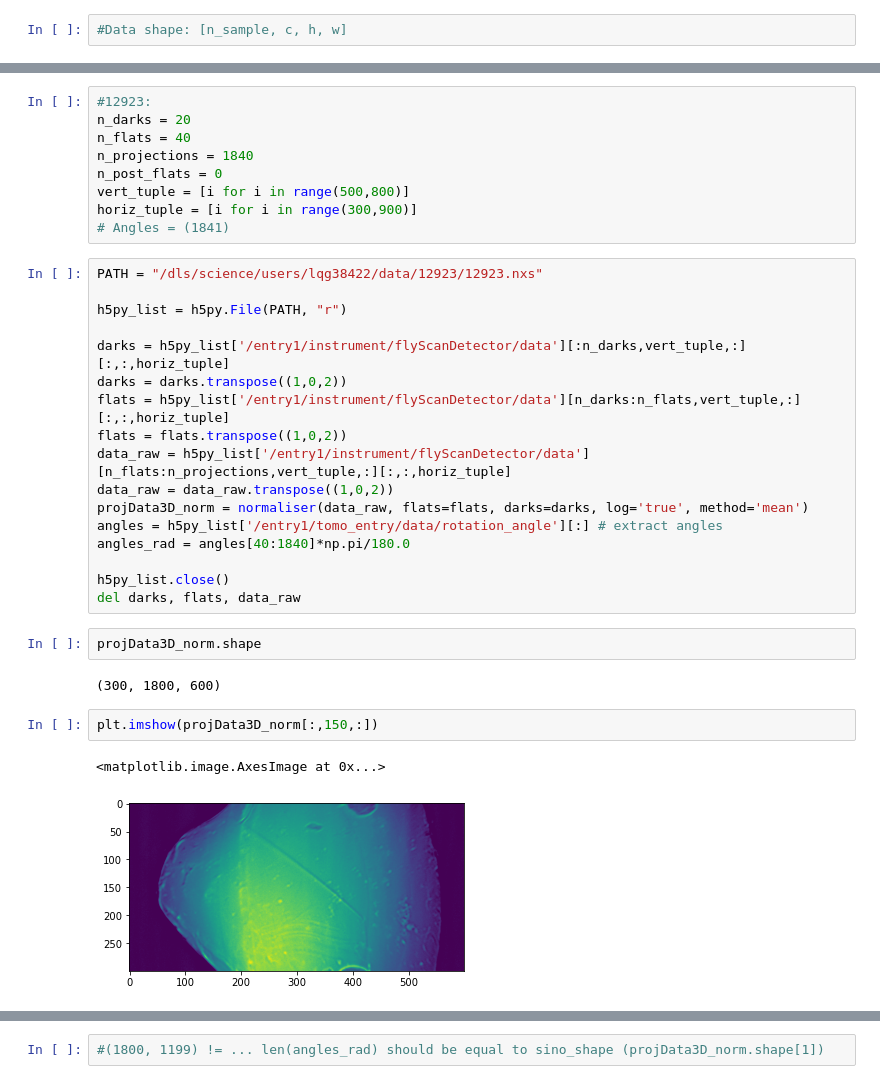
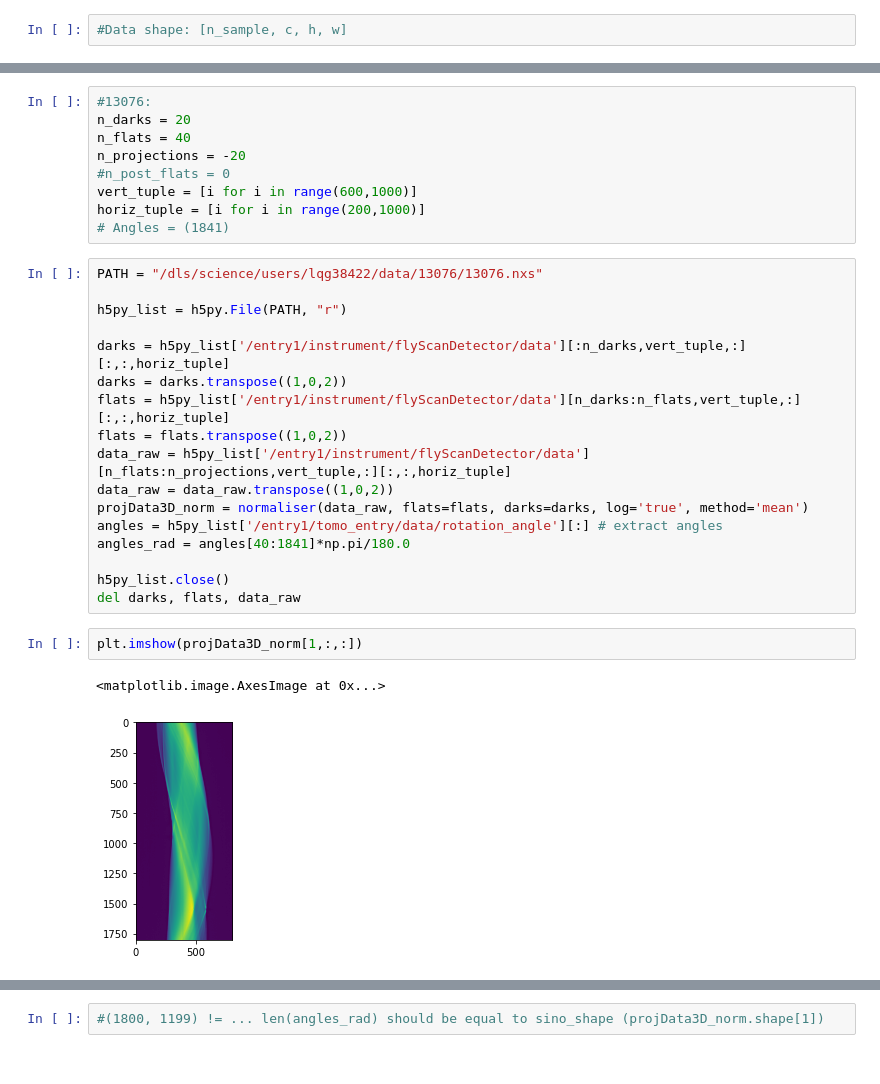
Before and after one commit to dkazanc/ToMoBAR, a Jupyter notebook: Demos/Python/DeepLearning/DemoN2I_RealData.ipynb, the cells around one changed output, grey strips where cells are left out. Cells and saved outputs as stored; diff of their text form.

Commit message:
N2I script for real data

```diff
--- a/Demos/Python/DeepLearning/DemoN2I_RealData.ipynb
+++ b/Demos/Python/DeepLearning/DemoN2I_RealData.ipynb
@@ -14,14 +40,14 @@ from tomobar.supp.suppTools import normaliser
 # %%
-#12923:
+#13076:
 n_darks = 20
 n_flats = 40
-n_projections = 1840
-n_post_flats = 0
-vert_tuple = [i for i in range(500,800)]
-horiz_tuple = [i for i in range(300,900)]
+n_projections = -20
+#n_post_flats = 0
+vert_tuple = [i for i in range(600,1000)]
+horiz_tuple = [i for i in range(200,1000)]
 # Angles = (1841)
 # %%
-PATH = "/dls/science/users/lqg38422/data/12923/12923.nxs"
+PATH = "/dls/science/users/lqg38422/data/13076/13076.nxs"
 
 h5py_list = h5py.File(PATH, "r")
 
@@ -33,17 +59,13 @@ data_raw = h5py_list['/entry1/instrument/flyScanDetector/data'][n_flats:n_projec
 data_raw = data_raw.transpose((1,0,2))
 projData3D_norm = normaliser(data_raw, flats=flats, darks=darks, log='true', method='mean')
 angles = h5py_list['/entry1/tomo_entry/data/rotation_angle'][:] # extract angles
-angles_rad = angles[40:1840]*np.pi/180.0
+angles_rad = angles[40:1841]*np.pi/180.0
 
 h5py_list.close()
 del darks, flats, data_raw
-# %%
-projData3D_norm.shape
-# %% [output]
-(300, 1800, 600)
 # %%
-plt.imshow(projData3D_norm[:,150,:])
+plt.imshow(projData3D_norm[1,:,:])
 # %% [output]
 <matplotlib.image.AxesImage at 0x...>
-[figure, old version]
+[figure, new version]
 # %%
```
Also changed, not shown: parts of 12 cells of this notebook.
